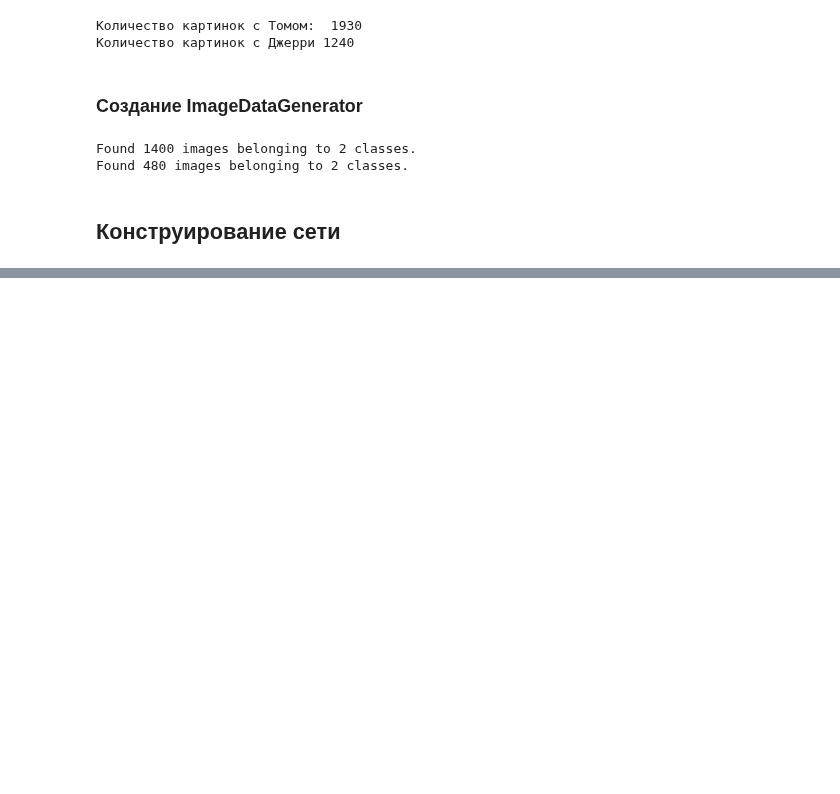
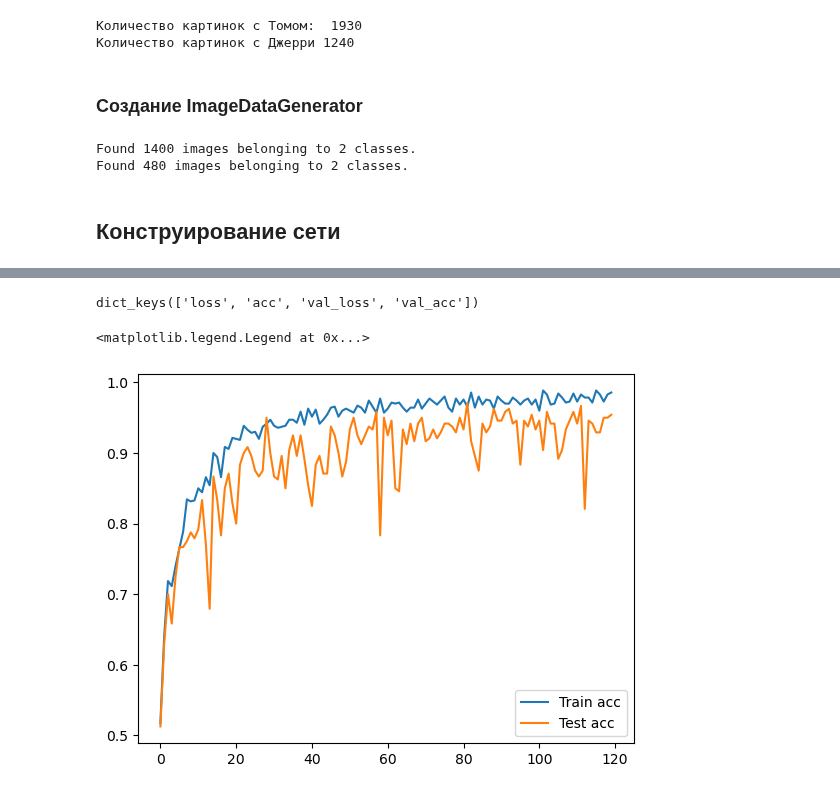
Before and after one commit to manulovich/deep-learning, a Jupyter notebook: intermediate-models/tom-and-jerry/Классификация изображений Тома и Джерри.ipynb, the cells around one changed output, grey strips where cells are left out. Saved outputs shown, nothing was run; the diff lists cells and outputs as text; code cells hidden in the pictures; blank space fills up the shorter version.

```diff
--- a/intermediate-models/tom-and-jerry/Классификация изображений Тома и Джерри.ipynb
+++ b/intermediate-models/tom-and-jerry/Классификация изображений Тома и Джерри.ipynb
@@ -120,3 +124,5 @@ model.compile(loss='binary_crossentropy', optimizer='rmsprop', metrics=['acc'])
+# %%
+model = create_model()
 # %%
 history = model.fit(
     train_generator,
@@ -147,2 +153,22 @@ Epoch 120/120
 # %%
 model.save('tom-and-jerry.h5')
+# %%
+history_dict = history.history
+history_dict.keys()
+# %% [output]
+dict_keys(['loss', 'acc', 'val_loss', 'val_acc'])
+# %%
+acc = history_dict['acc']
+val_acc = history_dict['val_acc']
+
+loss = history_dict['loss']
+val_loss = history_dict['val_acc']
+
+epochs = range(len(acc))
+# %%
+plt.plot(epochs, acc, label='Train acc')
+plt.plot(epochs, val_acc, label='Test acc')
+plt.legend()
+# %% [output]
+<matplotlib.legend.Legend at 0x...>
+[figure, added]
```
Also changed, not shown: parts of 8 cells of this notebook, 4 other files.
